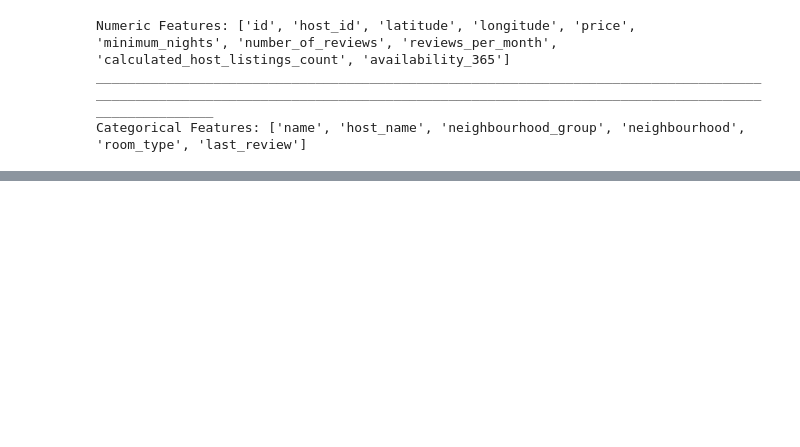
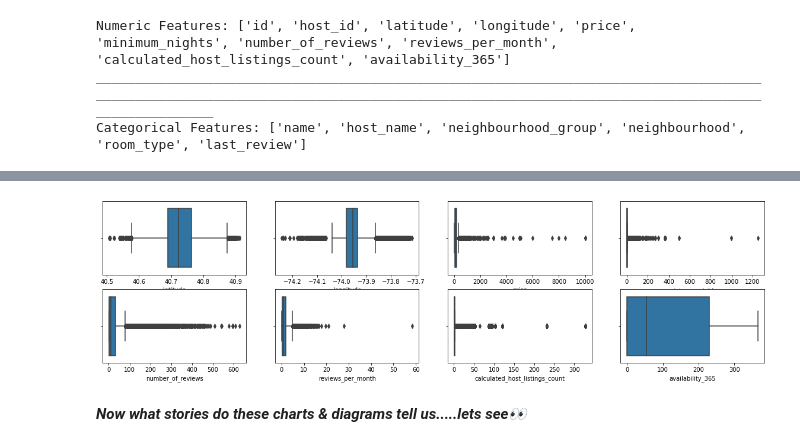
Before and after one commit to anishjohnson/Airbnb-Booking-Analysis, a Jupyter notebook: Airbnb_Bookings_Analysis_Anish_johnson.ipynb, the cells around one changed output, grey strips where cells are left out. Cells and saved outputs as stored; diff of their text form; code cells hidden in the pictures; blank space fills up the shorter version.

```diff
--- a/Airbnb_Bookings_Analysis_Anish_johnson.ipynb
+++ b/Airbnb_Bookings_Analysis_Anish_johnson.ipynb
@@ -225,0 +268,14 @@ Categorical Features: ['name', 'host_name', 'neighbourhood_group', 'neighbourhoo
+# %%
+names = df.columns
+ncols = 4
+fig, axes = plt.subplots(2,ncols, figsize=(20,5))
+# fig = plt.figure(figsize=(50,5))
+
+for name, ax in zip(names, axes.flatten()):
+    sns.boxplot(x=name, data=df, ax=ax)
+
+plt.show()
+# %% [output]
+[figure, added]
+# %% [markdown]
+***Now what stories do these charts & diagrams tell us.....lets see👀***
```
Also changed, not shown: parts of 9 cells of this notebook.
